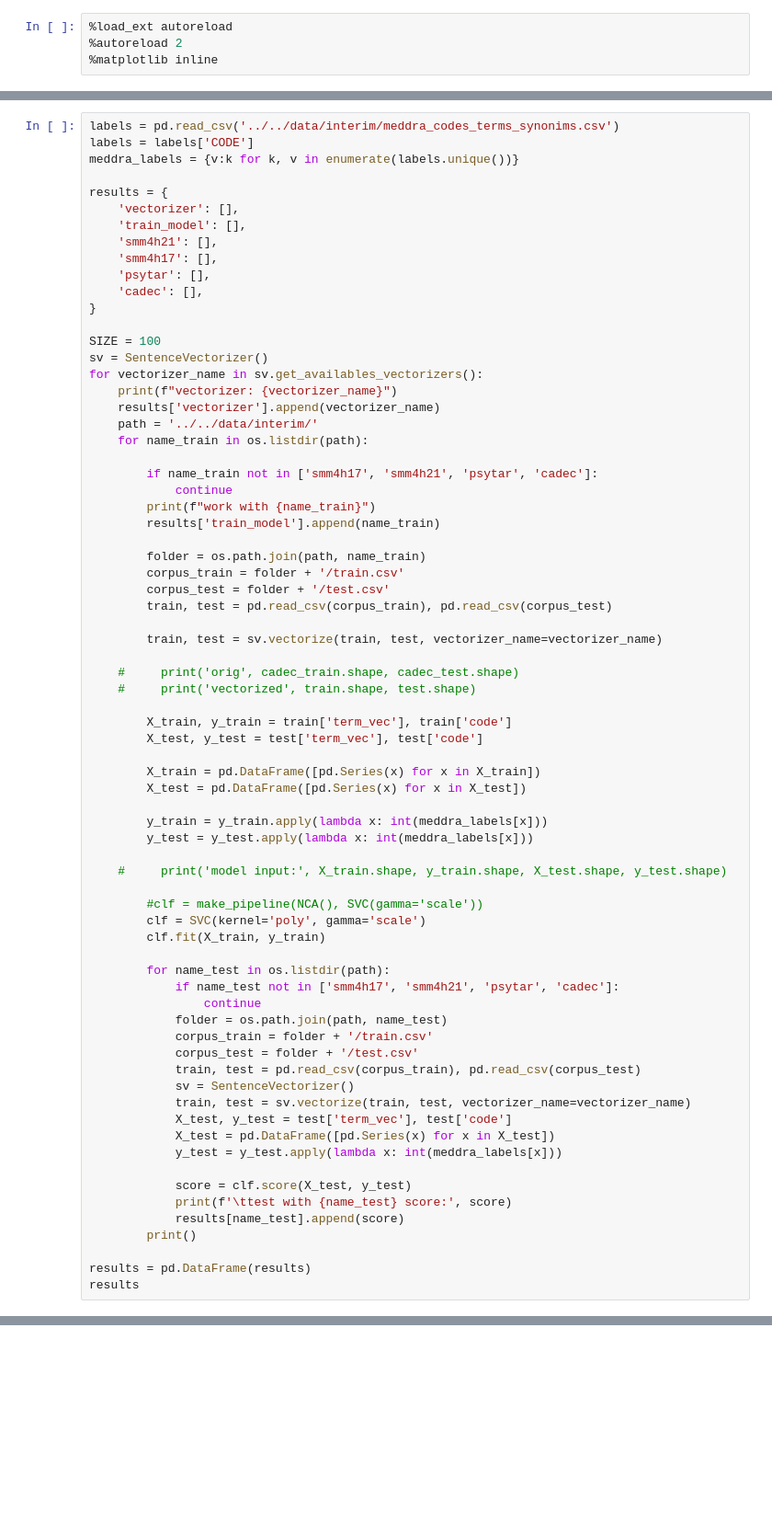
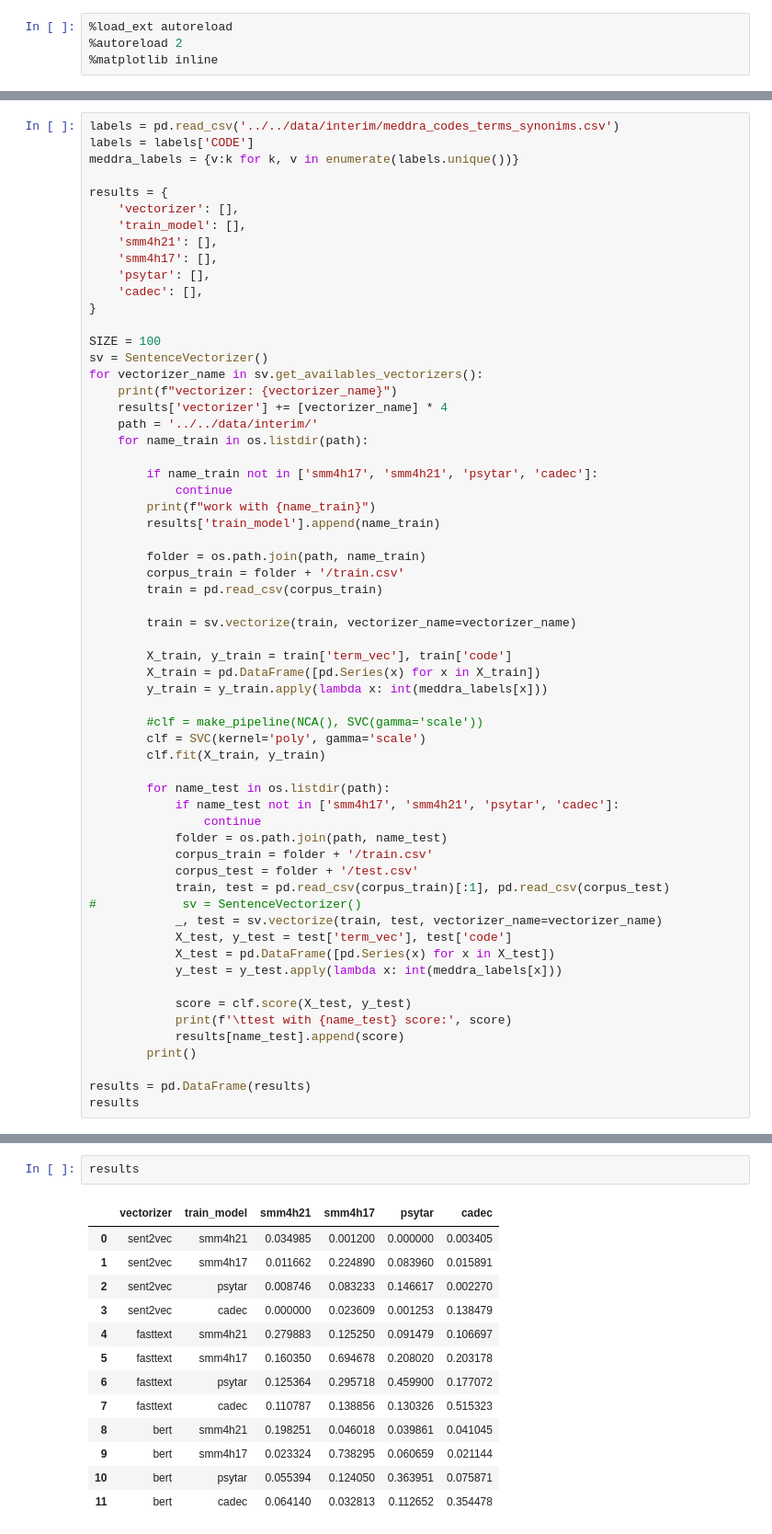
Before and after one commit to AlexKay28/MedConcNorm, a Jupyter notebook: notebooks/modeling/pipeline.ipynb, the cells around one changed output, grey strips where cells are left out. Shown: that part at 92% size. Cells and saved outputs as stored; diff of their text form; blank space fills up the shorter version.

```diff
--- a/notebooks/modeling/pipeline.ipynb
+++ b/notebooks/modeling/pipeline.ipynb
@@ -42,7 +49,7 @@ SIZE = 100
 sv = SentenceVectorizer()
 for vectorizer_name in sv.get_availables_vectorizers():
     print(f"vectorizer: {vectorizer_name}")
-    results['vectorizer'].append(vectorizer_name)
+    results['vectorizer'] += [vectorizer_name] * 4
     path = '../../data/interim/'
     for name_train in os.listdir(path):
 
@@ -53,24 +60,13 @@ for vectorizer_name in sv.get_availables_vectorizers():
 
         folder = os.path.join(path, name_train)
         corpus_train = folder + '/train.csv'
-        corpus_test = folder + '/test.csv'
-        train, test = pd.read_csv(corpus_train), pd.read_csv(corpus_test)
+        train = pd.read_csv(corpus_train)
 
-        train, test = sv.vectorize(train, test, vectorizer_name=vectorizer_name)
-
-    #     print('orig', cadec_train.shape, cadec_test.shape)
-    #     print('vectorized', train.shape, test.shape)
+        train = sv.vectorize(train, vectorizer_name=vectorizer_name)
 
         X_train, y_train = train['term_vec'], train['code']
-        X_test, y_test = test['term_vec'], test['code']
-
         X_train = pd.DataFrame([pd.Series(x) for x in X_train])
-        X_test = pd.DataFrame([pd.Series(x) for x in X_test])
-
         y_train = y_train.apply(lambda x: int(meddra_labels[x]))
-        y_test = y_test.apply(lambda x: int(meddra_labels[x]))
-
-    #     print('model input:', X_train.shape, y_train.shape, X_test.shape, y_test.shape)
 
         #clf = make_pipeline(NCA(), SVC(gamma='scale'))
         clf = SVC(kernel='poly', gamma='scale')
@@ -82,9 +78,9 @@ for vectorizer_name in sv.get_availables_vectorizers():
             folder = os.path.join(path, name_test)
             corpus_train = folder + '/train.csv'
             corpus_test = folder + '/test.csv'
-            train, test = pd.read_csv(corpus_train), pd.read_csv(corpus_test)
-            sv = SentenceVectorizer()
-            train, test = sv.vectorize(train, test, vectorizer_name=vectorizer_name)
+            train, test = pd.read_csv(corpus_train)[:1], pd.read_csv(corpus_test)
+#            sv = SentenceVectorizer()
+            _, test = sv.vectorize(train, test, vectorizer_name=vectorizer_name)
             X_test, y_test = test['term_vec'], test['code']
             X_test = pd.DataFrame([pd.Series(x) for x in X_test])
             y_test = y_test.apply(lambda x: int(meddra_labels[x]))
@@ -107,3 +129,19 @@ If your task is similar to the task the model of the checkpoint was trained on,
+# %%
+results
+# %% [output]
+|  | vectorizer | train_model | smm4h21 | smm4h17 | psytar | cadec |
+| 0 | sent2vec | smm4h21 | 0.034985 | 0.001200 | 0.000000 | 0.003405 |
+| 1 | sent2vec | smm4h17 | 0.011662 | 0.224890 | 0.083960 | 0.015891 |
+| 2 | sent2vec | psytar | 0.008746 | 0.083233 | 0.146617 | 0.002270 |
+| 3 | sent2vec | cadec | 0.000000 | 0.023609 | 0.001253 | 0.138479 |
+| 4 | fasttext | smm4h21 | 0.279883 | 0.125250 | 0.091479 | 0.106697 |
+| 5 | fasttext | smm4h17 | 0.160350 | 0.694678 | 0.208020 | 0.203178 |
+| 6 | fasttext | psytar | 0.125364 | 0.295718 | 0.459900 | 0.177072 |
+| 7 | fasttext | cadec | 0.110787 | 0.138856 | 0.130326 | 0.515323 |
+| 8 | bert | smm4h21 | 0.198251 | 0.046018 | 0.039861 | 0.041045 |
+| 9 | bert | smm4h17 | 0.023324 | 0.738295 | 0.060659 | 0.021144 |
+| 10 | bert | psytar | 0.055394 | 0.124050 | 0.363951 | 0.075871 |
+| 11 | bert | cadec | 0.064140 | 0.032813 | 0.112652 | 0.354478 |
 # %%
 # generations = 2
 # population_size = 50
```
Also changed, not shown: parts of 3 cells of this notebook, 8 other files.
